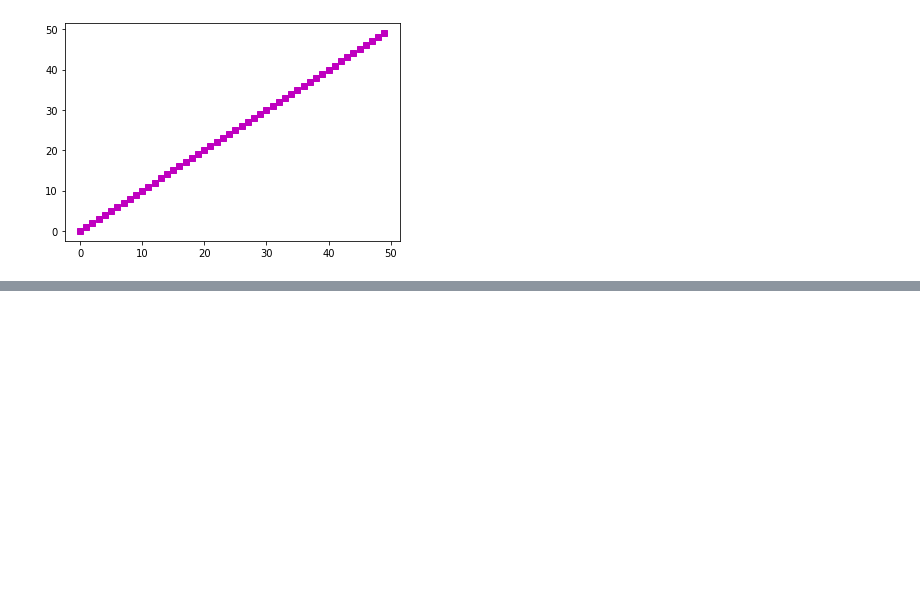
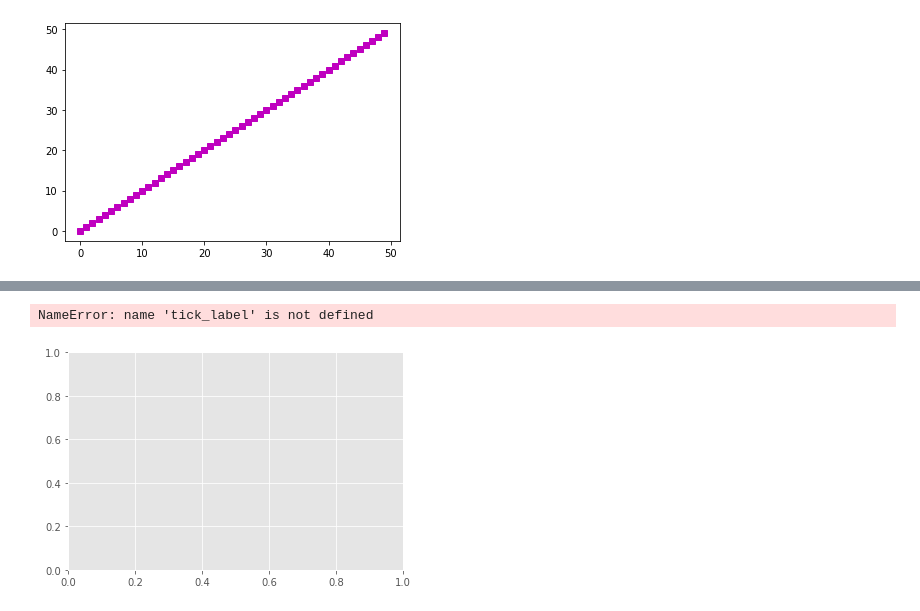
Before and after one commit to WujinK/3_22, a Jupyter notebook: 3_30.ipynb, the cells around one changed output, grey strips where cells are left out. Cells and saved outputs as stored; diff of their text form; code cells hidden in the pictures; blank space fills up the shorter version.

```diff
--- a/3_30.ipynb
+++ b/3_30.ipynb
@@ -22,0 +51,10 @@ plt.plot(x,y, "ms")
+# %%
+plt.style.use("ggplot")
+fig = plt.figure()
+ax = fig.add_subplot(111)
+x = [3,4]
+y = [1,2]
+ax.bar(x,y,tick_label, color= colors)
+# %% [output]
+NameError: name 'tick_label' is not defined
+[figure, added]
```
Also changed, not shown: parts of 3 cells of this notebook.
